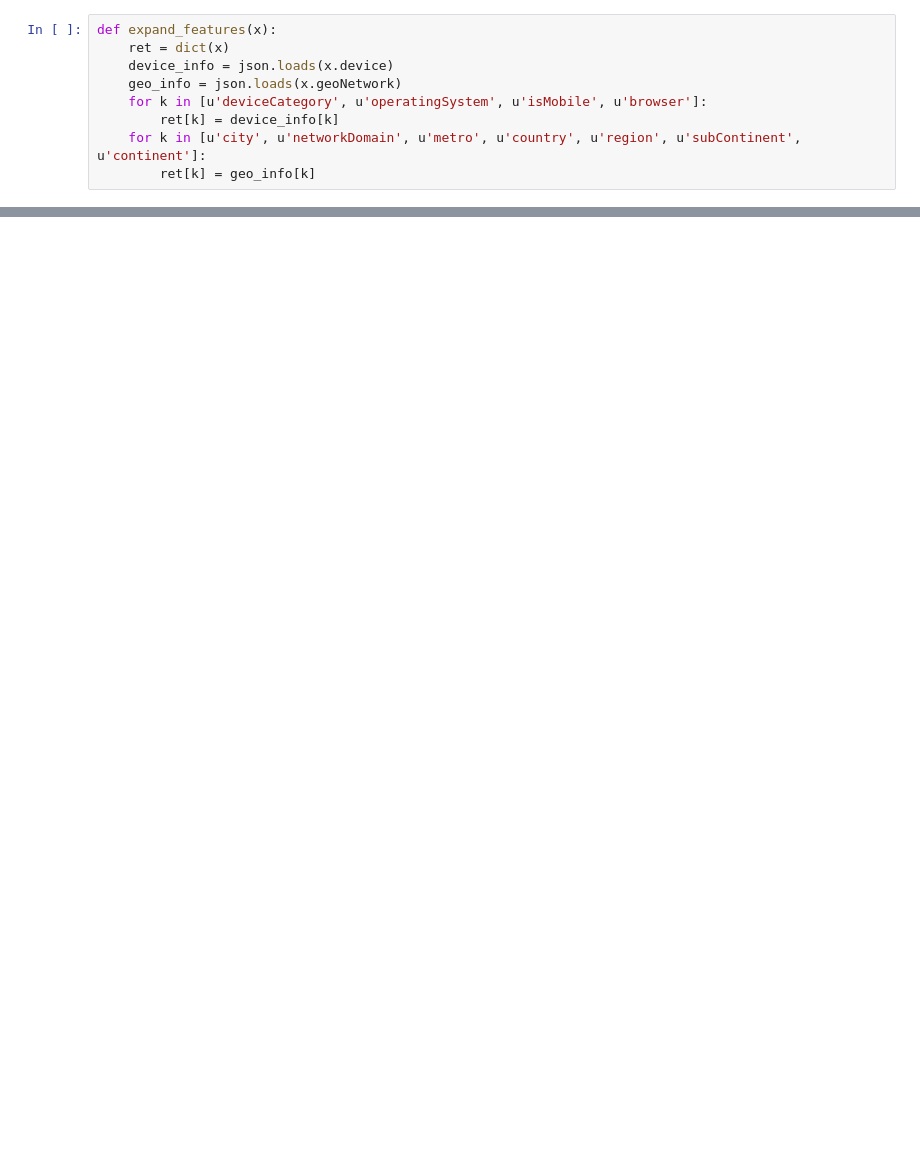
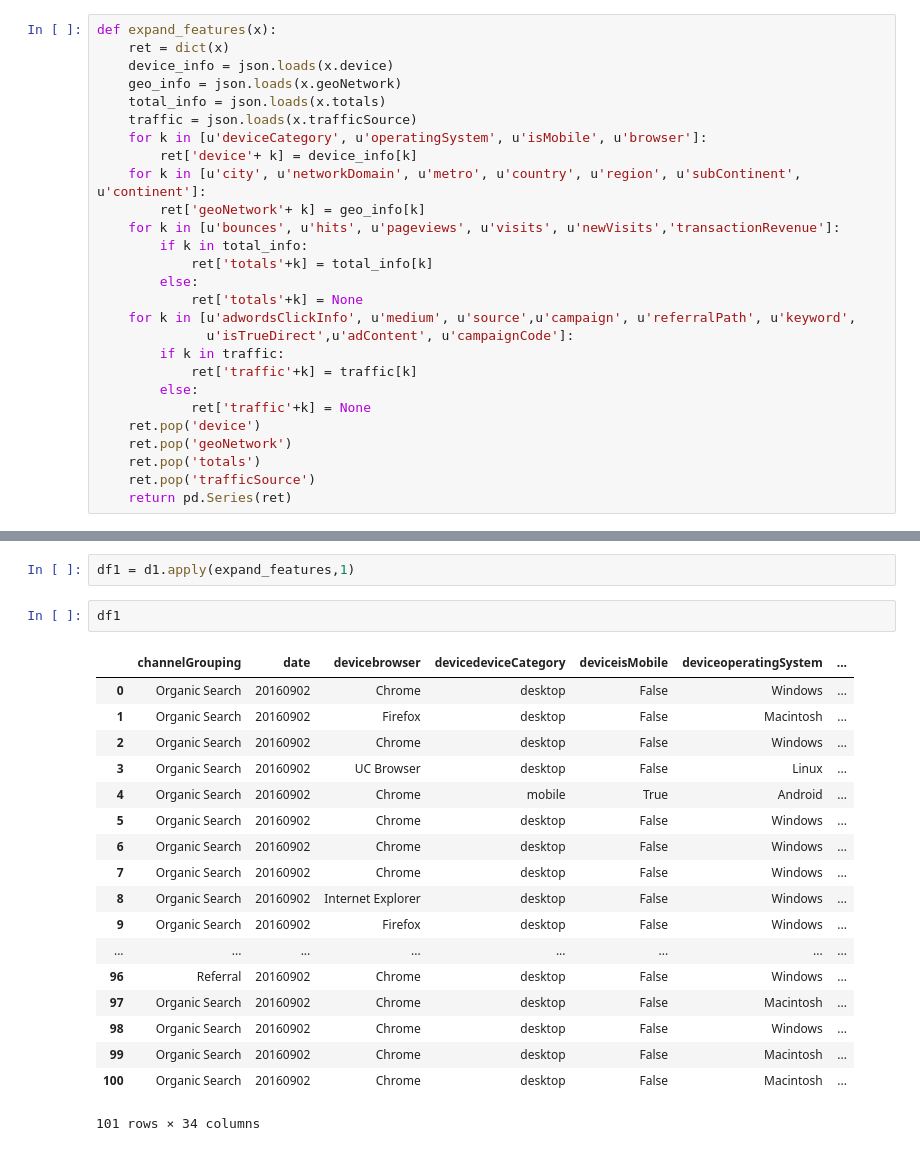
Before and after one commit to xvwei1989/play_ground, a Jupyter notebook: google.ipynb, the cells around one changed output, grey strips where cells are left out. Cells and saved outputs as stored; diff of their text form; blank space fills up the shorter version.

```diff
--- a/google.ipynb
+++ b/google.ipynb
@@ -6,8 +7,26 @@ def expand_features(x):
     ret = dict(x)
     device_info = json.loads(x.device)
     geo_info = json.loads(x.geoNetwork)
+    total_info = json.loads(x.totals)
+    traffic = json.loads(x.trafficSource)
     for k in [u'deviceCategory', u'operatingSystem', u'isMobile', u'browser']:
-        ret[k] = device_info[k]
+        ret['device'+ k] = device_info[k]
     for k in [u'city', u'networkDomain', u'metro', u'country', u'region', u'subContinent', u'continent']:
-        ret[k] = geo_info[k]
+        ret['geoNetwork'+ k] = geo_info[k]
+    for k in [u'bounces', u'hits', u'pageviews', u'visits', u'newVisits','transactionRevenue']:
+        if k in total_info:
+            ret['totals'+k] = total_info[k]
+        else:
+            ret['totals'+k] = None
+    for k in [u'adwordsClickInfo', u'medium', u'source',u'campaign', u'referralPath', u'keyword',
+              u'isTrueDirect',u'adContent', u'campaignCode']:
+        if k in traffic:
+            ret['traffic'+k] = traffic[k]
+        else:
+            ret['traffic'+k] = None
+    ret.pop('device')
+    ret.pop('geoNetwork')
+    ret.pop('totals')
+    ret.pop('trafficSource')
+    return pd.Series(ret)
 # %%
@@ -40,0 +79,23 @@ y1 = df.totals.apply(lambda x: json.loads(x).keys())
+# %%
+df1 = d1.apply(expand_features,1)
+# %%
+df1
+# %% [output]
+|  | channelGrouping | date | devicebrowser | devicedeviceCategory | deviceisMobile | deviceoperatingSystem | ... |
+| 0 | Organic Search | 20160902 | Chrome | desktop | False | Windows | ... |
+| 1 | Organic Search | 20160902 | Firefox | desktop | False | Macintosh | ... |
+| 2 | Organic Search | 20160902 | Chrome | desktop | False | Windows | ... |
+| 3 | Organic Search | 20160902 | UC Browser | desktop | False | Linux | ... |
+| 4 | Organic Search | 20160902 | Chrome | mobile | True | Android | ... |
+| 5 | Organic Search | 20160902 | Chrome | desktop | False | Windows | ... |
+| 6 | Organic Search | 20160902 | Chrome | desktop | False | Windows | ... |
+| 7 | Organic Search | 20160902 | Chrome | desktop | False | Windows | ... |
+| 8 | Organic Search | 20160902 | Internet Explorer | desktop | False | Windows | ... |
+| 9 | Organic Search | 20160902 | Firefox | desktop | False | Windows | ... |
+| ... | ... | ... | ... | ... | ... | ... | ... |
+| 96 | Referral | 20160902 | Chrome | desktop | False | Windows | ... |
+| 97 | Organic Search | 20160902 | Chrome | desktop | False | Macintosh | ... |
+| 98 | Organic Search | 20160902 | Chrome | desktop | False | Windows | ... |
+| 99 | Organic Search | 20160902 | Chrome | desktop | False | Macintosh | ... |
+| 100 | Organic Search | 20160902 | Chrome | desktop | False | Macintosh | ... |
+101 rows × 34 columns
```
Also changed, not shown: parts of 7 cells of this notebook.
